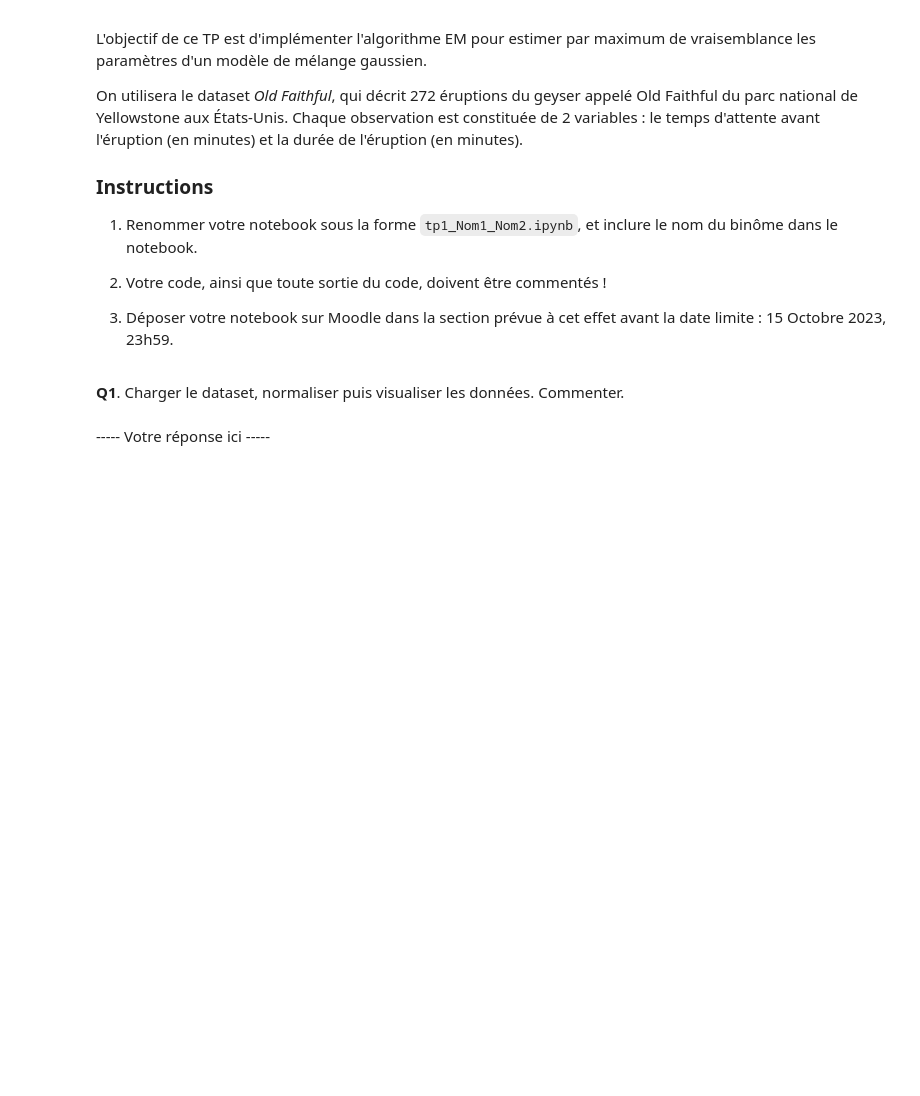
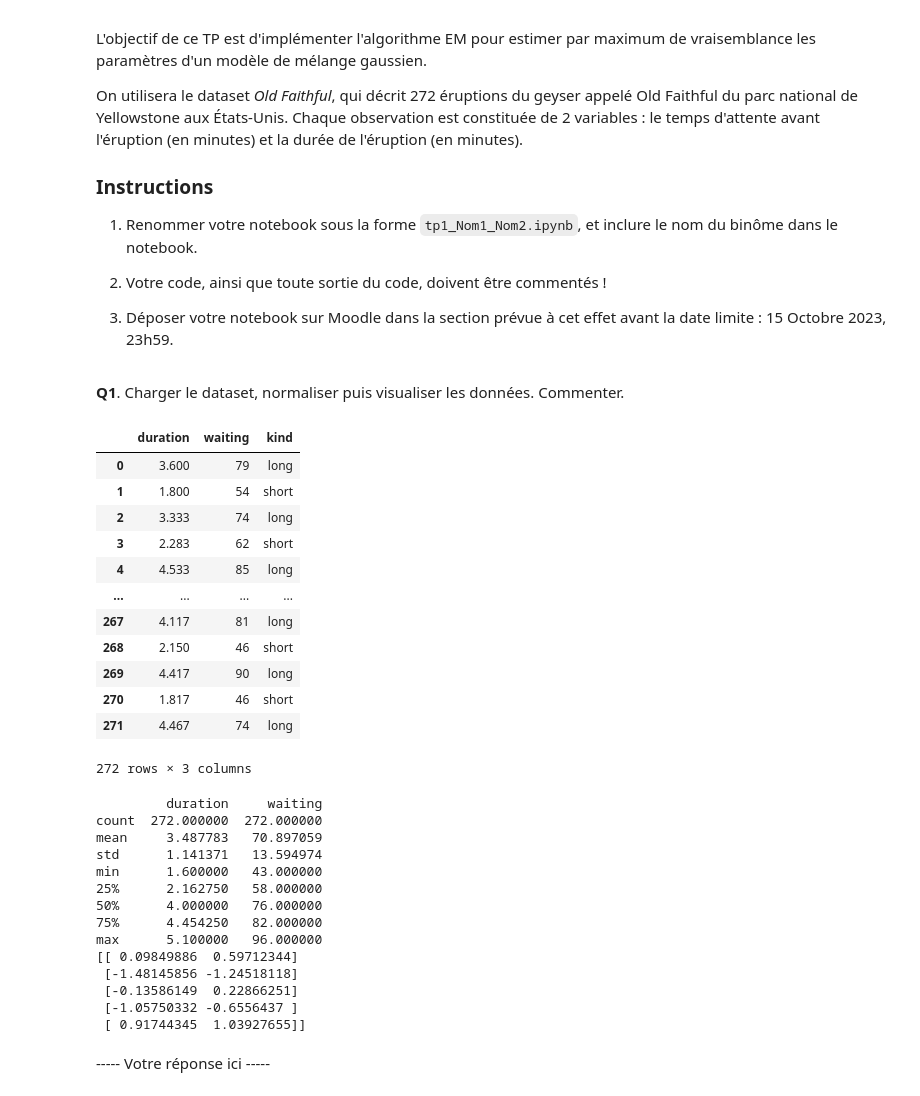
Before and after one commit to benech17/Estimation-SDIA, a Jupyter notebook: tp1_BENICHOU_BONNEFOY.ipynb, the cells around one changed output. Drawn from its saved outputs; the diff is of its cells as text; code cells hidden in the pictures; blank space fills up the shorter version.

```diff
--- a/tp1_BENICHOU_BONNEFOY.ipynb
+++ b/tp1_BENICHOU_BONNEFOY.ipynb
@@ -25,22 +26,59 @@ from matplotlib import pyplot as plt
 # %%
 # Load the "Old Faithful" dataset from the Seaborn library
 df = seaborn.load_dataset('geyser')
+display(df)
 X = df[['duration', 'waiting']].values
-N, D = X. shape
-
+N, D = X.shape
+print(df.describe())
 
 # Standardize data to avoid numerical instabilities
 
-# # # # # # # # #
-# YOUR CODE HERE #
-# # # # # # # # #
+# Standardiser X
+mean = np.mean(X, axis=0)
+std = np.std(X, axis=0)
+X_standardized = (X - mean) / std
 
+print(X_standardized[:5])
 
-# Show data
+# Show data : nuage de points
 
-# # # # # # # # #
-# YOUR CODE HERE #
-# # # # # # # # #
+fig = go.Figure(data=go.Scatter(x=X_standardized[:, 0], y=X_standardized[:, 1], mode='markers'))
+
+# Mise en forme du graphique
+fig.update_layout(title="Standardized Geyser Data",
+                  xaxis_title="Duration",
+                  yaxis_title="Waiting",
+                  showlegend=False)
+
+fig.show()
+# %% [output]
+|  | duration | waiting | kind |
+| 0 | 3.600 | 79 | long |
+| 1 | 1.800 | 54 | short |
+| 2 | 3.333 | 74 | long |
+| 3 | 2.283 | 62 | short |
+| 4 | 4.533 | 85 | long |
+| ... | ... | ... | ... |
+| 267 | 4.117 | 81 | long |
+| 268 | 2.150 | 46 | short |
+| 269 | 4.417 | 90 | long |
+| 270 | 1.817 | 46 | short |
+| 271 | 4.467 | 74 | long |
+272 rows × 3 columns
+         duration     waiting
+count  272.000000  272.000000
+mean     3.487783   70.897059
+std      1.141371   13.594974
+min      1.600000   43.000000
+25%      2.162750   58.000000
+50%      4.000000   76.000000
+75%      4.454250   82.000000
+max      5.100000   96.000000
+[[ 0.09849886  0.59712344]
+ [-1.48145856 -1.24518118]
+ [-0.13586149  0.22866251]
+ [-1.05750332 -0.6556437 ]
+ [ 0.91744345  1.03927655]]
 # %% [markdown]
 
 ----- Votre réponse ici -----
```
Also changed, not shown: parts of 4 cells of this notebook, 1 other file.
